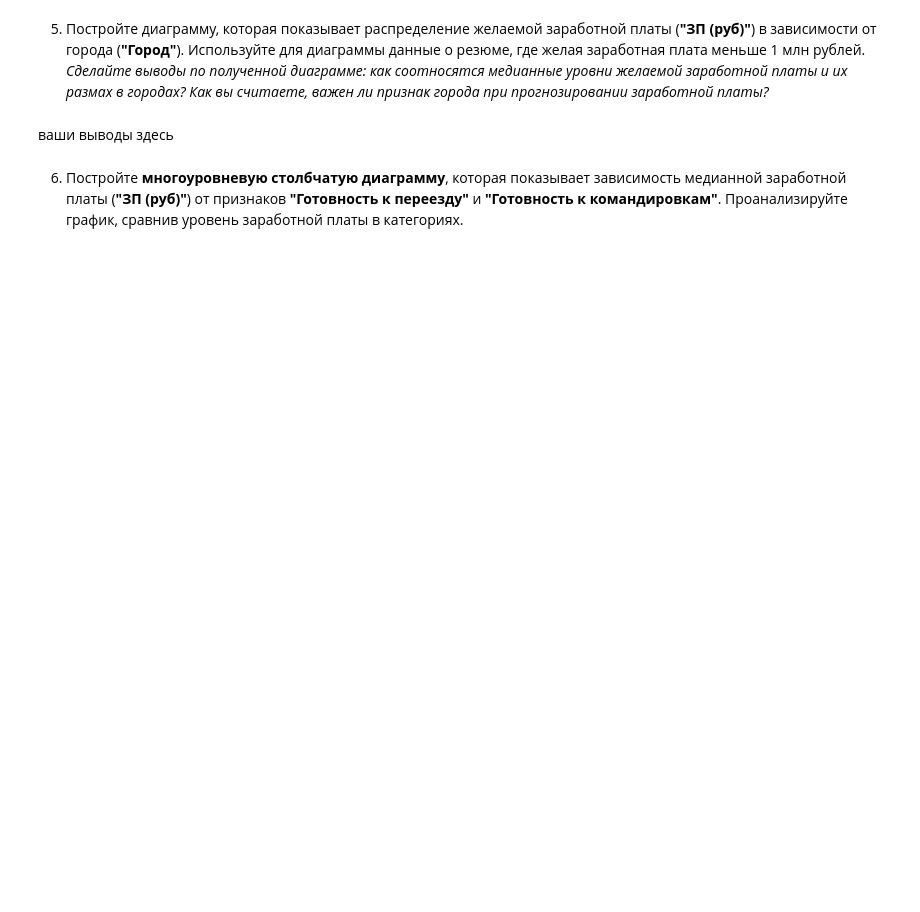
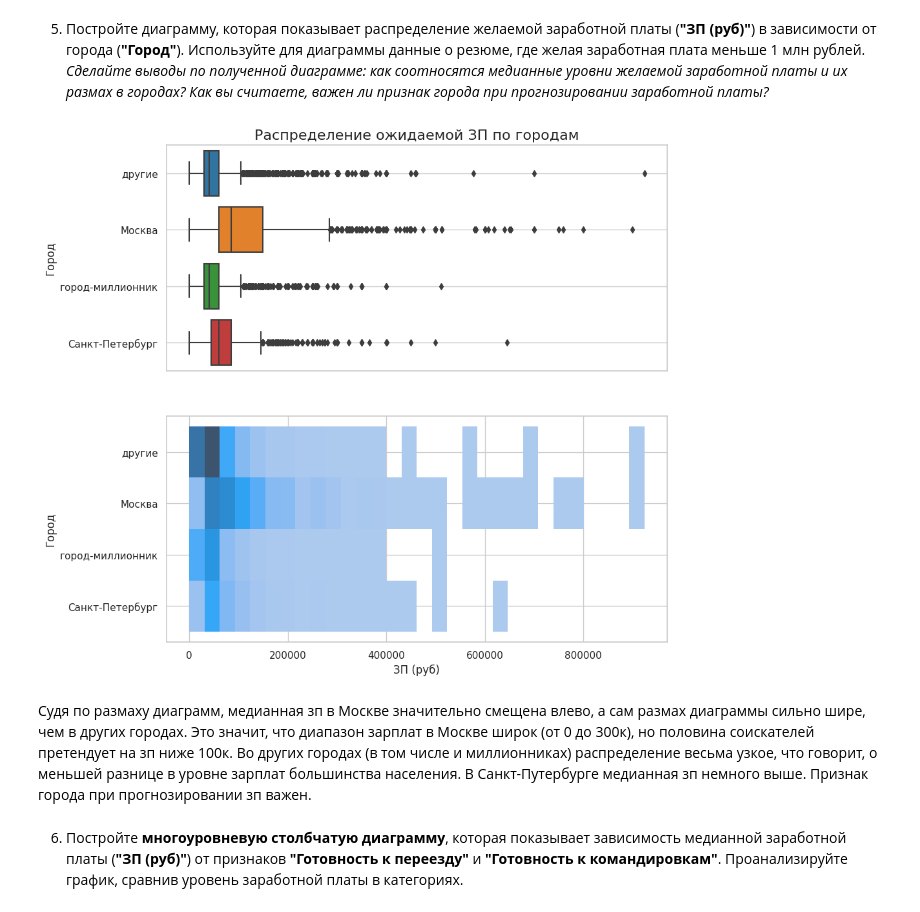
Before and after one commit to sawtoothpulse/project_1, a Jupyter notebook: project_1.ipynb, the cells around one changed output. Drawn from its saved outputs; the diff is of its cells as text; code cells hidden in the pictures; blank space fills up the shorter version.

```diff
--- a/project_1.ipynb
+++ b/project_1.ipynb
@@ -369,8 +424,27 @@ memory usage: 5.7+ MB
 5. Постройте диаграмму, которая показывает распределение желаемой заработной платы (**"ЗП (руб)"**) в зависимости от города (**"Город"**). Используйте для диаграммы данные о резюме, где желая заработная плата меньше 1 млн рублей.
 *Сделайте выводы по полученной диаграмме: как соотносятся медианные уровни желаемой заработной платы и их размах в городах? Как вы считаете, важен ли признак города при прогнозировании заработной платы?*
 # %%
-# ваш код здесь
+fig, axs = plt.subplots(figsize=(10,10), ncols=1, nrows=2)
+
+sns.boxplot(
+    data=hh,
+    x=hh[hh['ЗП (руб)'] < 1000000]['ЗП (руб)'],
+    y=hh['Город'],
+    ax=axs[0]
+);
+axs[0].set_title('Распределение ожидаемой ЗП по городам', fontsize=16)
+axs[0].set_xlabel(None)
+axs[0].set_xticks([])
+axs[0].grid()
+sns.histplot(
+    y=hh['Город'],
+    x=hh[hh['ЗП (руб)'] < 1000000]['ЗП (руб)'],
+    bins=30,
+    ax=axs[1]
+);
+# %% [output]
+[figure, added]
 # %% [markdown]
-ваши выводы здесь
+Судя по размаху диаграмм, медианная зп в Москве значительно смещена влево, а сам размах диаграммы сильно шире, чем в других городах. Это значит, что диапазон зарплат в Москве широк (от 0 до 300к), но половина соискателей претендует на зп ниже 100к. Во других городах (в том числе и миллионниках) распределение весьма узкое, что говорит, о меньшей разнице в уровне зарплат большинства населения. В Санкт-Путербурге медианная зп немного выше. Признак города при прогнозировании зп важен.
 # %% [markdown]
 6. Постройте **многоуровневую столбчатую диаграмму**, которая показывает зависимость медианной заработной платы (**"ЗП (руб)"**) от признаков **"Готовность к переезду"** и **"Готовность к командировкам"**. Проанализируйте график, сравнив уровень заработной платы в категориях.
```
Also changed, not shown: parts of 35 cells of this notebook.
